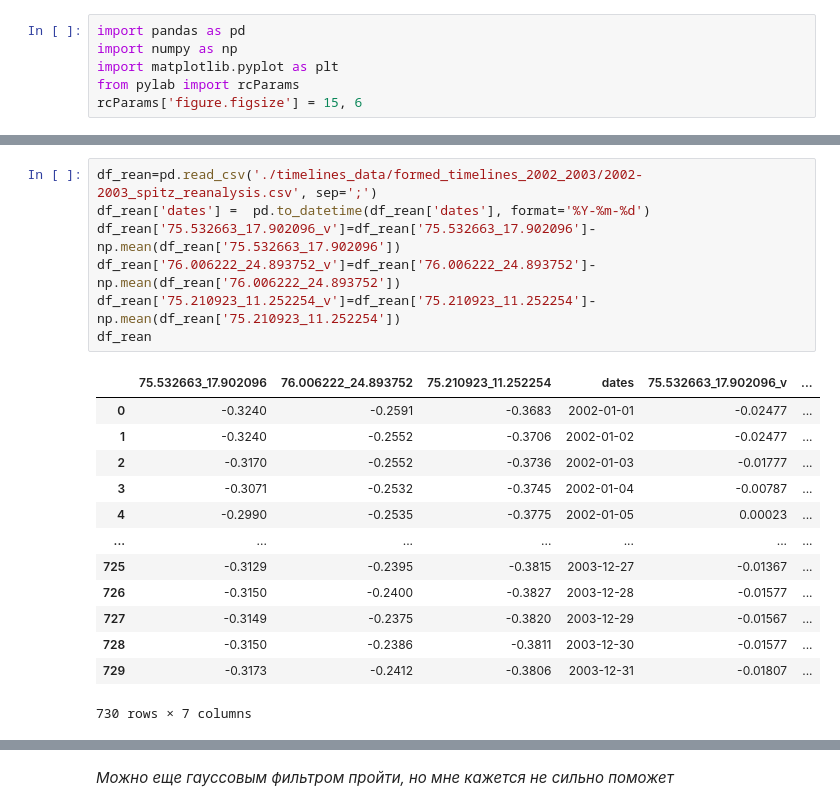
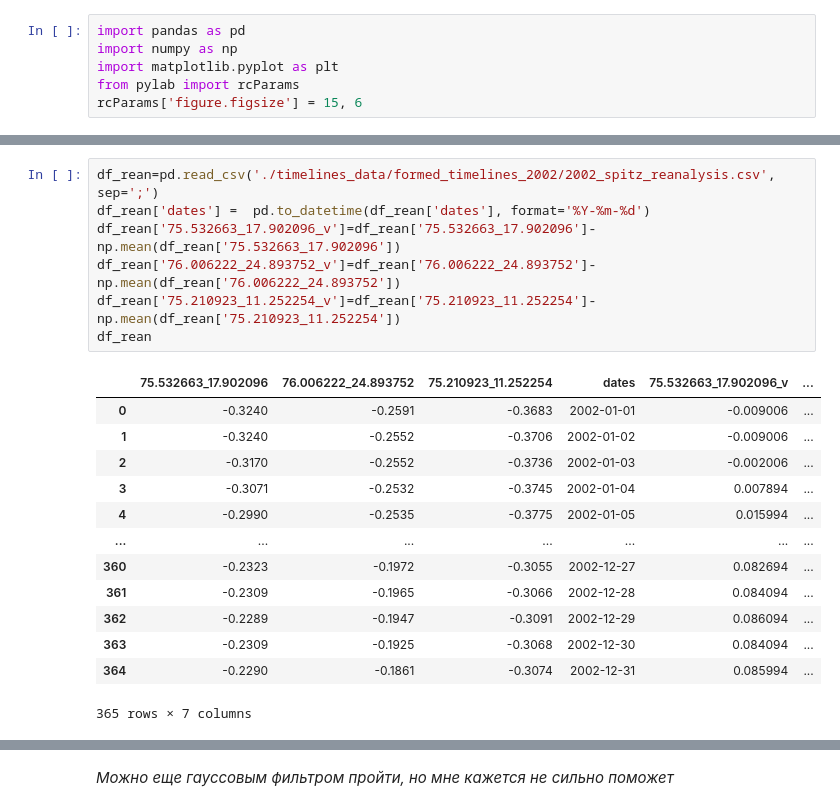
Before and after one commit to ChrisLisbon/ITMO_master_degree_classes, a Jupyter notebook: Research_work(NEMO)/nemo_rean_arctic-nemo_comparison.ipynb, the cells around one changed output, grey strips where cells are left out. Drawn from its saved outputs; the diff is of its cells as text.

```diff
--- a/Research_work(NEMO)/nemo_rean_arctic-nemo_comparison.ipynb
+++ b/Research_work(NEMO)/nemo_rean_arctic-nemo_comparison.ipynb
@@ -28,24 +28,24 @@ df_nemo
 # %%
-df_rean=pd.read_csv('./timelines_data/formed_timelines_2002_2003/2002-2003_spitz_reanalysis.csv', sep=';')
+df_rean=pd.read_csv('./timelines_data/formed_timelines_2002/2002_spitz_reanalysis.csv', sep=';')
 df_rean['dates'] =  pd.to_datetime(df_rean['dates'], format='%Y-%m-%d')
 df_rean['75.532663_17.902096_v']=df_rean['75.532663_17.902096']-np.mean(df_rean['75.532663_17.902096'])
 df_rean['76.006222_24.893752_v']=df_rean['76.006222_24.893752']-np.mean(df_rean['76.006222_24.893752'])
 df_rean['75.210923_11.252254_v']=df_rean['75.210923_11.252254']-np.mean(df_rean['75.210923_11.252254'])
 df_rean
 # %% [output]
 |  | 75.532663_17.902096 | 76.006222_24.893752 | 75.210923_11.252254 | dates | 75.532663_17.902096_v | ... |
-| 0 | -0.3240 | -0.2591 | -0.3683 | 2002-01-01 | -0.02477 | ... |
-| 1 | -0.3240 | -0.2552 | -0.3706 | 2002-01-02 | -0.02477 | ... |
-| 2 | -0.3170 | -0.2552 | -0.3736 | 2002-01-03 | -0.01777 | ... |
-| 3 | -0.3071 | -0.2532 | -0.3745 | 2002-01-04 | -0.00787 | ... |
-| 4 | -0.2990 | -0.2535 | -0.3775 | 2002-01-05 | 0.00023 | ... |
+| 0 | -0.3240 | -0.2591 | -0.3683 | 2002-01-01 | -0.009006 | ... |
+| 1 | -0.3240 | -0.2552 | -0.3706 | 2002-01-02 | -0.009006 | ... |
+| 2 | -0.3170 | -0.2552 | -0.3736 | 2002-01-03 | -0.002006 | ... |
+| 3 | -0.3071 | -0.2532 | -0.3745 | 2002-01-04 | 0.007894 | ... |
+| 4 | -0.2990 | -0.2535 | -0.3775 | 2002-01-05 | 0.015994 | ... |
 | ... | ... | ... | ... | ... | ... | ... |
-| 725 | -0.3129 | -0.2395 | -0.3815 | 2003-12-27 | -0.01367 | ... |
-| 726 | -0.3150 | -0.2400 | -0.3827 | 2003-12-28 | -0.01577 | ... |
-| 727 | -0.3149 | -0.2375 | -0.3820 | 2003-12-29 | -0.01567 | ... |
-| 728 | -0.3150 | -0.2386 | -0.3811 | 2003-12-30 | -0.01577 | ... |
-| 729 | -0.3173 | -0.2412 | -0.3806 | 2003-12-31 | -0.01807 | ... |
+| 360 | -0.2323 | -0.1972 | -0.3055 | 2002-12-27 | 0.082694 | ... |
+| 361 | -0.2309 | -0.1965 | -0.3066 | 2002-12-28 | 0.084094 | ... |
+| 362 | -0.2289 | -0.1947 | -0.3091 | 2002-12-29 | 0.086094 | ... |
+| 363 | -0.2309 | -0.1925 | -0.3068 | 2002-12-30 | 0.084094 | ... |
+| 364 | -0.2290 | -0.1861 | -0.3074 | 2002-12-31 | 0.085994 | ... |
-730 rows × 7 columns
+365 rows × 7 columns
 # %%
 df=pd.read_csv('./timelines_data/nemo_arctic_reanalysis_2002_2003/75.532663_17.902096_2002-2003.csv', sep=',')
 # геренируем часовые даты/время
```
Also changed, not shown: parts of 4 cells of this notebook, 8 other files.
